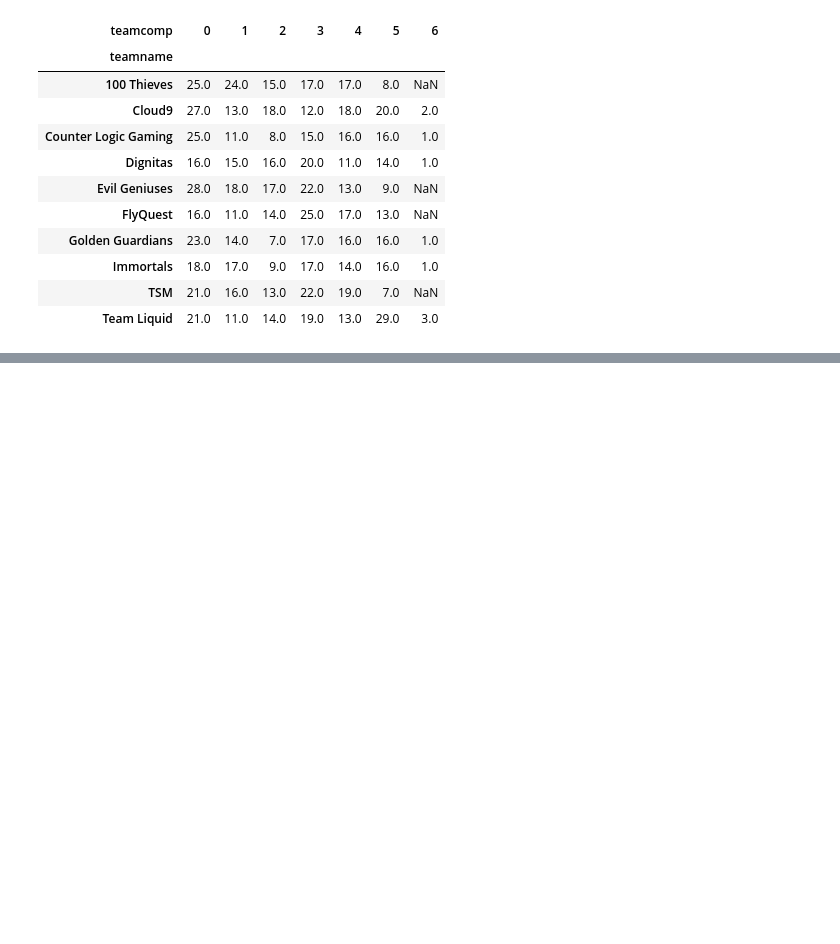
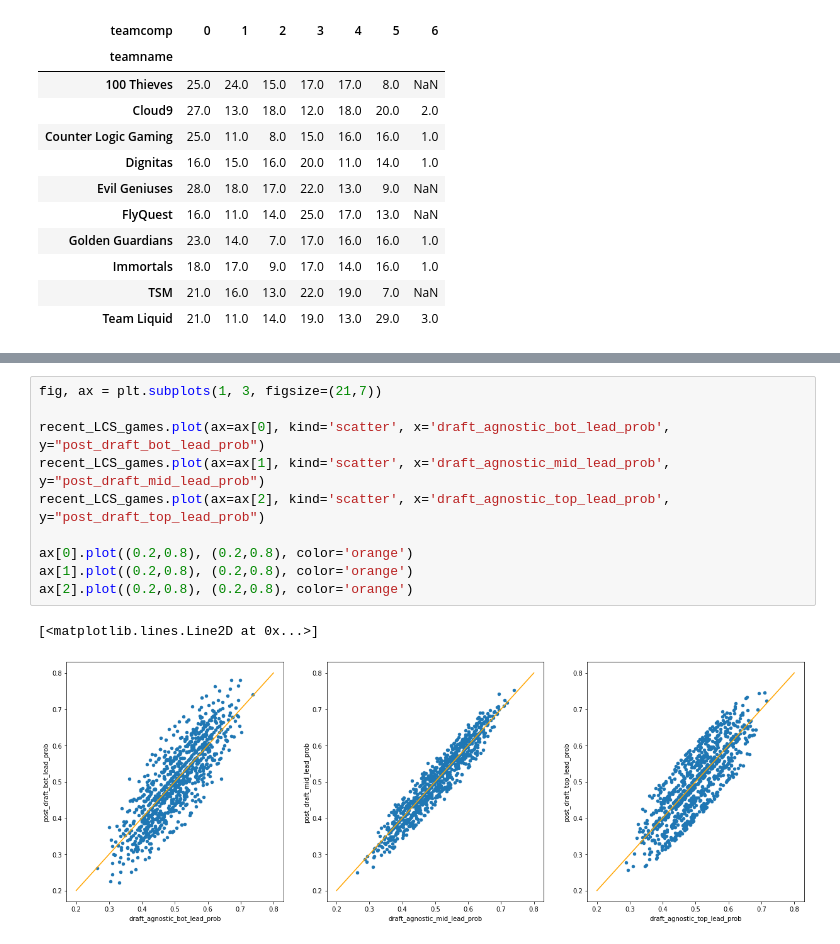
Before and after one commit to alexLez/lol-draft-analysis, a Jupyter notebook: final_model_analysis.ipynb, the cells around one changed output, grey strips where cells are left out. Drawn from its saved outputs; the diff is of its cells as text; blank space fills up the shorter version.

```diff
--- a/final_model_analysis.ipynb
+++ b/final_model_analysis.ipynb
@@ -139,0 +151,13 @@ tc_games.pivot(index="teamname", columns="teamcomp", values="tc_count")
+# %%
+fig, ax = plt.subplots(1, 3, figsize=(21,7))
+
+recent_LCS_games.plot(ax=ax[0], kind='scatter', x='draft_agnostic_bot_lead_prob', y="post_draft_bot_lead_prob")
+recent_LCS_games.plot(ax=ax[1], kind='scatter', x='draft_agnostic_mid_lead_prob', y="post_draft_mid_lead_prob")
+recent_LCS_games.plot(ax=ax[2], kind='scatter', x='draft_agnostic_top_lead_prob', y="post_draft_top_lead_prob")
+
+ax[0].plot((0.2,0.8), (0.2,0.8), color='orange')
+ax[1].plot((0.2,0.8), (0.2,0.8), color='orange')
+ax[2].plot((0.2,0.8), (0.2,0.8), color='orange')
+# %% [output]
+[<matplotlib.lines.Line2D at 0x...>]
+[figure, added]
```
Also changed, not shown: parts of 2 cells of this notebook.
